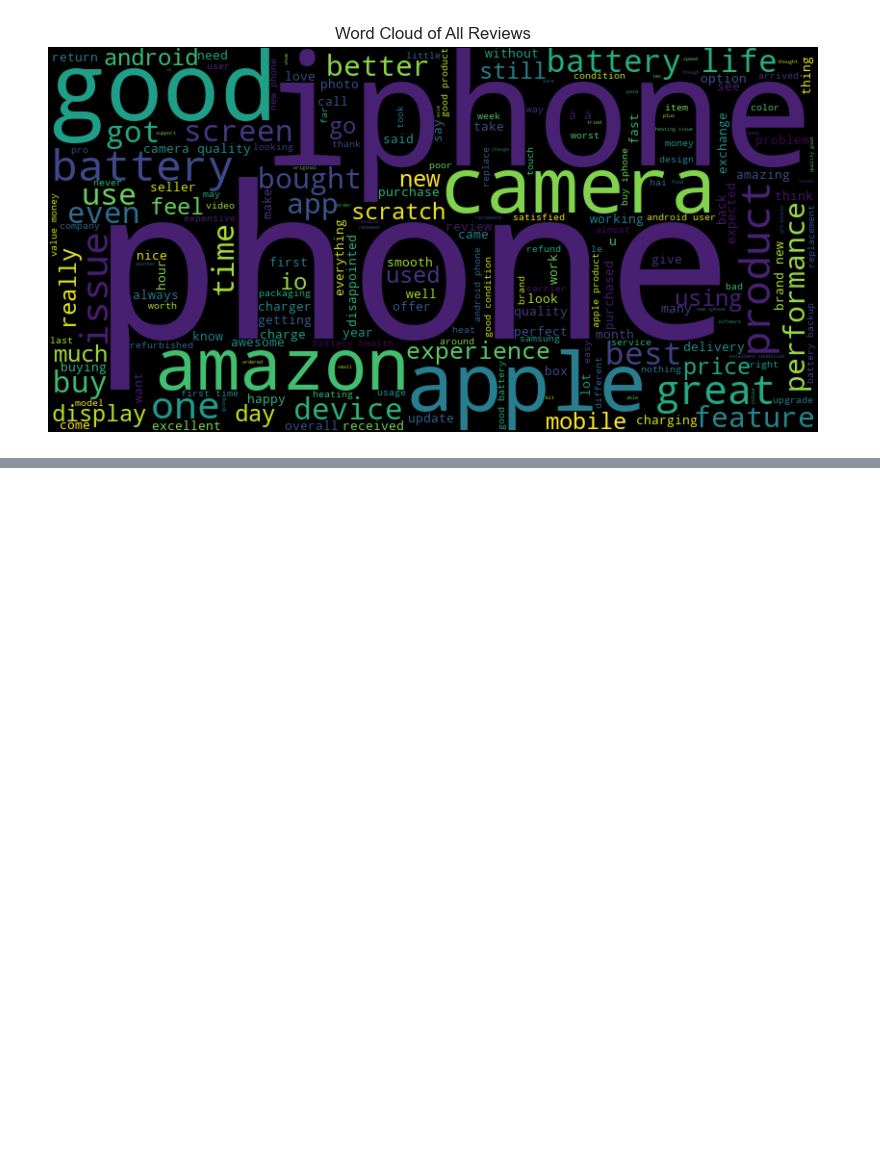
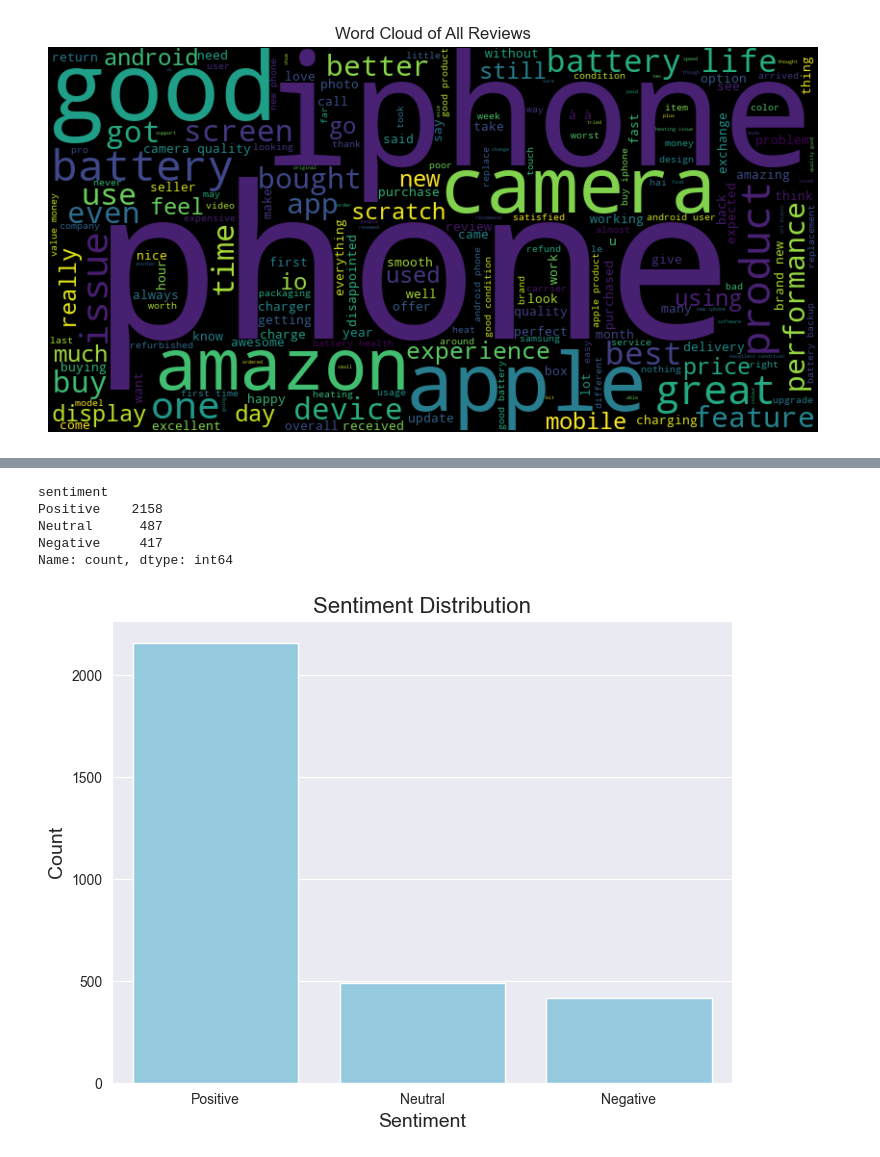
Before and after one commit to Jibincodes/SentimentAnalysis_CustomerReviews, a Jupyter notebook: src/analysis.ipynb, the cells around one changed output, grey strips where cells are left out. Drawn from its saved outputs; the diff is of its cells as text; code cells hidden in the pictures; blank space fills up the shorter version.

Commit message:
adding Vader Sentiment Analysis in 3 categories

```diff
--- a/src/analysis.ipynb
+++ b/src/analysis.ipynb
@@ -288,0 +298,38 @@ plt.show()
+# %%
+from nltk.sentiment.vader import SentimentIntensityAnalyzer
+
+# Initialize the sentiment analyser
+analyzer = SentimentIntensityAnalyzer()
+
+#Function to get the sentiment score
+# Function to classify sentiments
+def classify_sentiment(text):
+    scores = analyzer.polarity_scores(text)
+    compound_score = scores['compound']
+    if compound_score >= 0.05:
+        return 'Positive'
+    elif compound_score <= -0.05:
+        return 'Negative'
+    else:
+        return 'Neutral'
+# Apply the function to the cleaned reviewDescription column
+df['sentiment'] = df['cleaned_reviewDescription'].apply(classify_sentiment)
+
+#Count the number of reviews in each sentiment category
+sentiment_counts = df['sentiment'].value_counts()
+print(sentiment_counts)
+
+# Plot sentiment distribution as a bar chart
+plt.figure(figsize=(8, 6))
+sns.barplot(x=sentiment_counts.index, y=sentiment_counts.values, color='skyblue')  # Use a single color
+plt.title("Sentiment Distribution", fontsize=16)
+plt.xlabel("Sentiment", fontsize=14)
+plt.ylabel("Count", fontsize=14)
+plt.show()
+# %% [output]
+sentiment
+Positive    2158
+Neutral      487
+Negative     417
+Name: count, dtype: int64
+[figure, added]
```
Also changed, not shown: parts of 3 cells of this notebook.
